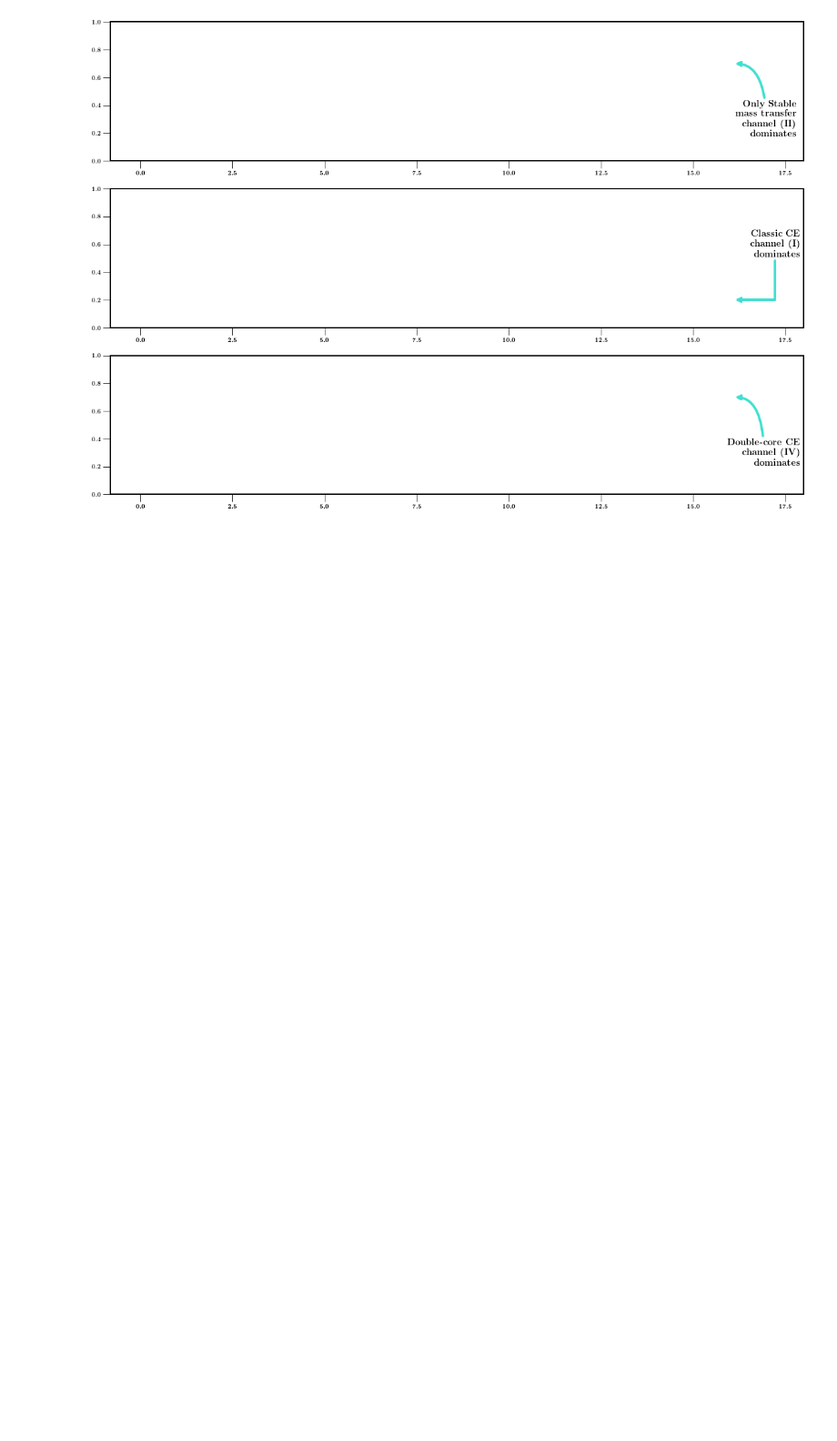
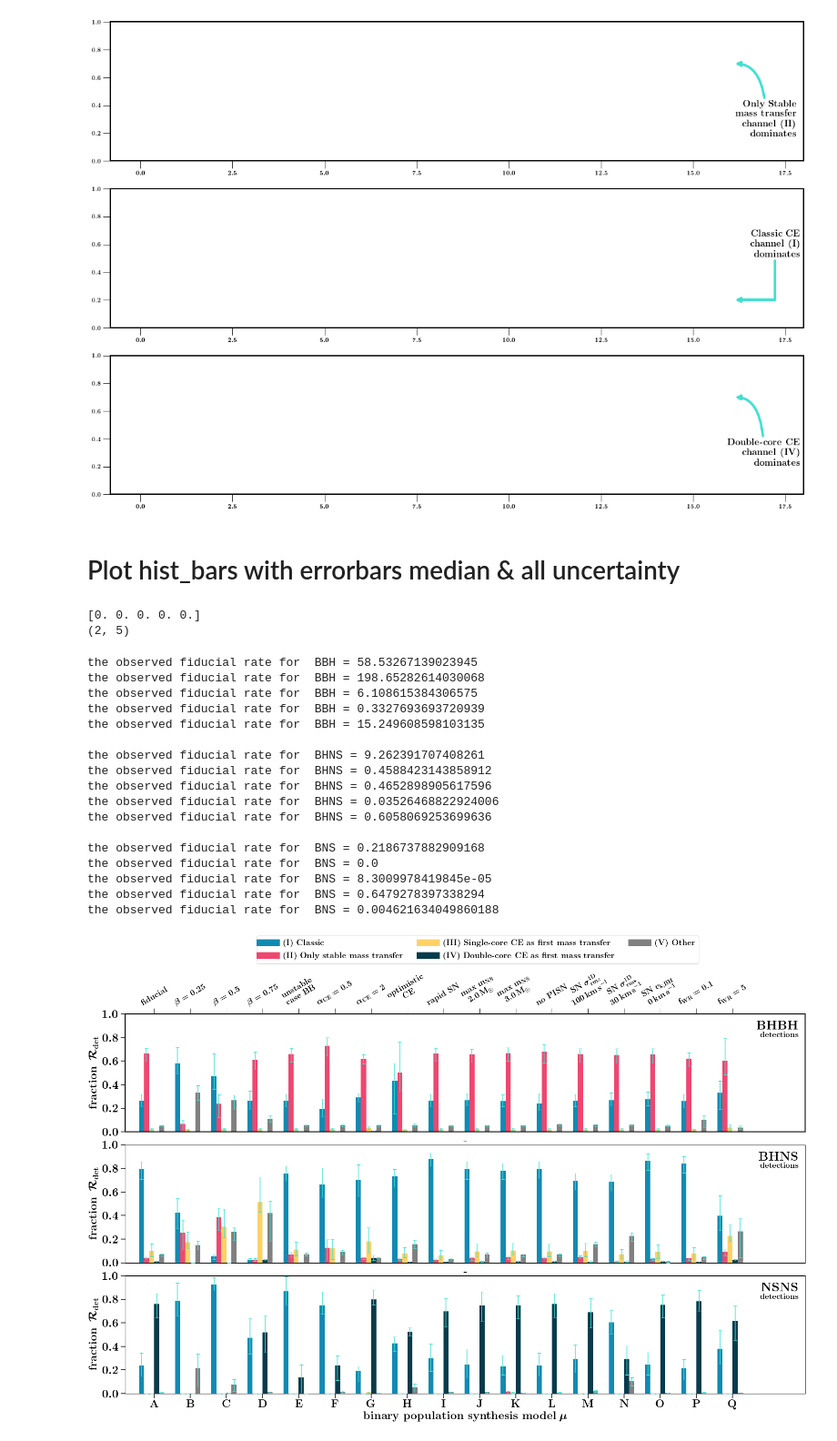
Before and after one commit to FloorBroekgaarden/DCO_FormationChannels, a Jupyter notebook: plottingCode/Fig_1/make_figure_1.ipynb, the cells around one changed output. Shown at 91% size. Saved outputs shown, nothing was run; the diff lists cells and outputs as text; code cells hidden in the pictures; blank space fills up the shorter version.

```diff
--- a/plottingCode/Fig_1/make_figure_1.ipynb
+++ b/plottingCode/Fig_1/make_figure_1.ipynb
@@ -553,3 +553,28 @@ draw_arrows(axes=axes)
 plt.show()
 # %% [output]
 [figure]
+# %% [markdown]
+# Plot hist_bars with errorbars median & all uncertainty
+# %%
+mssfr_list = np.zeros((28,5))
+
+mssfr_list[0] = [1,1,1,1,1]
+
+
+
+mssfr_mean = np.mean(mssfr_list, axis=0)
+mssfr_max = np.max(mssfr_list, axis=0)
+mssfr_min = np.min(mssfr_list, axis=0)
+
+mssfr_median = np.median(mssfr_list, axis=0)
+print(mssfr_median)
+
+
+
+
+yy = [mssfr_median-mssfr_max, mssfr_median-mssfr_max]
+
+print(np.shape(yy))
+# %% [output]
+[0. 0. 0. 0. 0.]
+(2, 5)
@@ -555,0 +789,25 @@ plt.show()
+# %%
+# Floor: note 24-2-2021 these are the OLD rates !!! Replace accordingly with new data
+CSVdir = '/Users/floorbroekgaarden/Projects/GitHub/DCO_FormationChannels/dataFiles/data_Fig_1'
+ylims =[[0.01,1],[0.01,1],[0.01,1]]
+ylims =[[0.,1],[0.,1],[0.,1]]
+plotFormationChannelRates_vbar_errorbar(whichRate='observed', CSVdir=CSVdir)
+# %% [output]
+the observed fiducial rate for  BBH = 58.53267139023945
+the observed fiducial rate for  BBH = 198.65282614030068
+the observed fiducial rate for  BBH = 6.108615384306575
+the observed fiducial rate for  BBH = 0.3327693693720939
+the observed fiducial rate for  BBH = 15.249608598103135
+
+the observed fiducial rate for  BHNS = 9.262391707408261
+the observed fiducial rate for  BHNS = 0.4588423143858912
+the observed fiducial rate for  BHNS = 0.4652898905617596
+the observed fiducial rate for  BHNS = 0.03526468822924006
+the observed fiducial rate for  BHNS = 0.6058069253699636
+
+the observed fiducial rate for  BNS = 0.2186737882909168
+the observed fiducial rate for  BNS = 0.0
+the observed fiducial rate for  BNS = 8.3009978419845e-05
+the observed fiducial rate for  BNS = 0.6479278397338294
+the observed fiducial rate for  BNS = 0.004621634049860188
+[figure, added]
```
Also changed, not shown: parts of 4 cells of this notebook, 4 other files.
